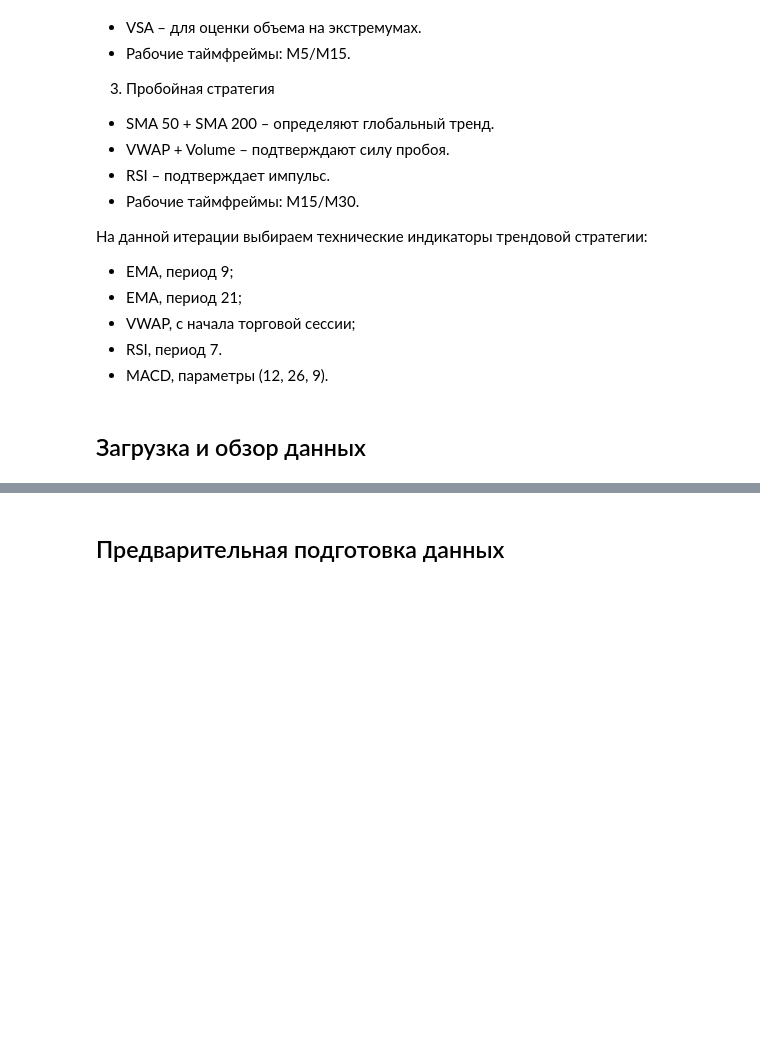
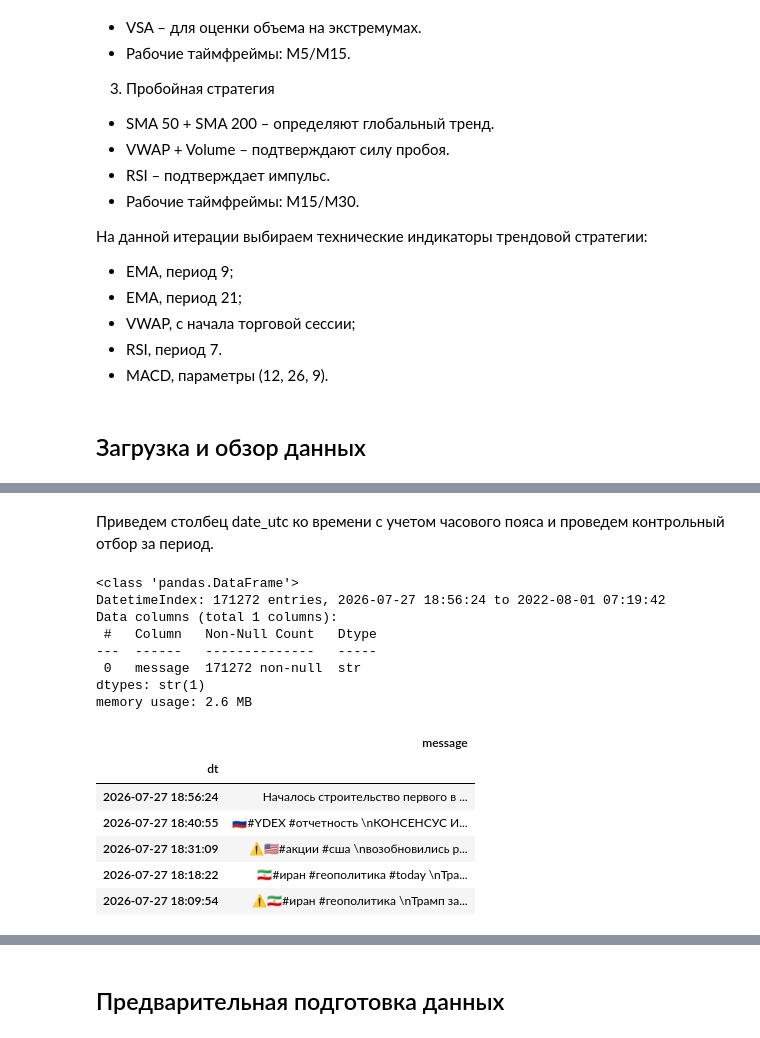
Before and after one commit to al-ogr/sf_pr7_financial_price_forecasting_model, a Jupyter notebook: FPFM.ipynb, the cells around one changed output, grey strips where cells are left out. Saved outputs shown, nothing was run; the diff lists cells and outputs as text; code cells hidden in the pictures; blank space fills up the shorter version.

```diff
--- a/FPFM.ipynb
+++ b/FPFM.ipynb
@@ -316,0 +446,29 @@ dt
+# %% [markdown]
+Приведем столбец date_utc ко времени с учетом часового пояса и проведем контрольный отбор за период.
+# %%
+df_msgs['dt'] = pd.to_datetime(df_msgs['date_utc'], format='ISO8601').dt.tz_convert('Europe/Moscow')
+df_msgs['dt'] = df_msgs['dt'].dt.tz_localize(None)
+df_msgs.drop(columns=['date_utc'], inplace=True)
+df_msgs.set_index('dt', inplace=True)
+# Фильтрация записей за период
+mask = (df_msgs.index > '2022-08-01 00:00:00') & \
+       (df_msgs.index < '2026-08-01 00:00:00')
+df_msgs = df_msgs[mask]
+df_msgs.info()
+df_msgs.head()
+# %% [output]
+<class 'pandas.DataFrame'>
+DatetimeIndex: 171272 entries, 2026-07-27 18:56:24 to 2022-08-01 07:19:42
+Data columns (total 1 columns):
+ #   Column   Non-Null Count   Dtype
+---  ------   --------------   -----
+ 0   message  171272 non-null  str
+dtypes: str(1)
+memory usage: 2.6 MB
+|  | message |
+| dt |  |
+| 2026-07-27 18:56:24 | Началось строительство первого в ... |
+| 2026-07-27 18:40:55 | 🇷🇺#YDEX #отчетность \nКОНСЕНСУС И... |
+| 2026-07-27 18:31:09 | ⚠️🇺🇸#акции #сша \nвозобновились р... |
+| 2026-07-27 18:18:22 | 🇮🇷#иран #геополитика #today \nТра... |
+| 2026-07-27 18:09:54 | ⚠️🇮🇷#иран #геополитика \nТрамп за... |
```
Also changed, not shown: parts of 62 cells of this notebook, 1 other file.
